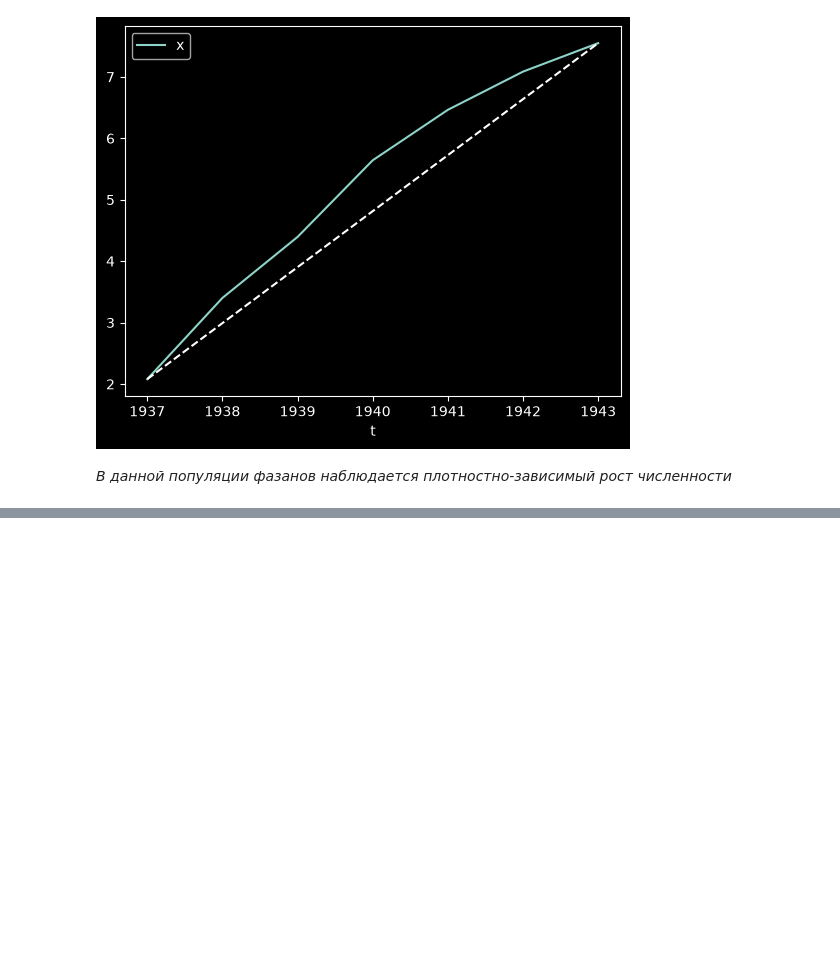
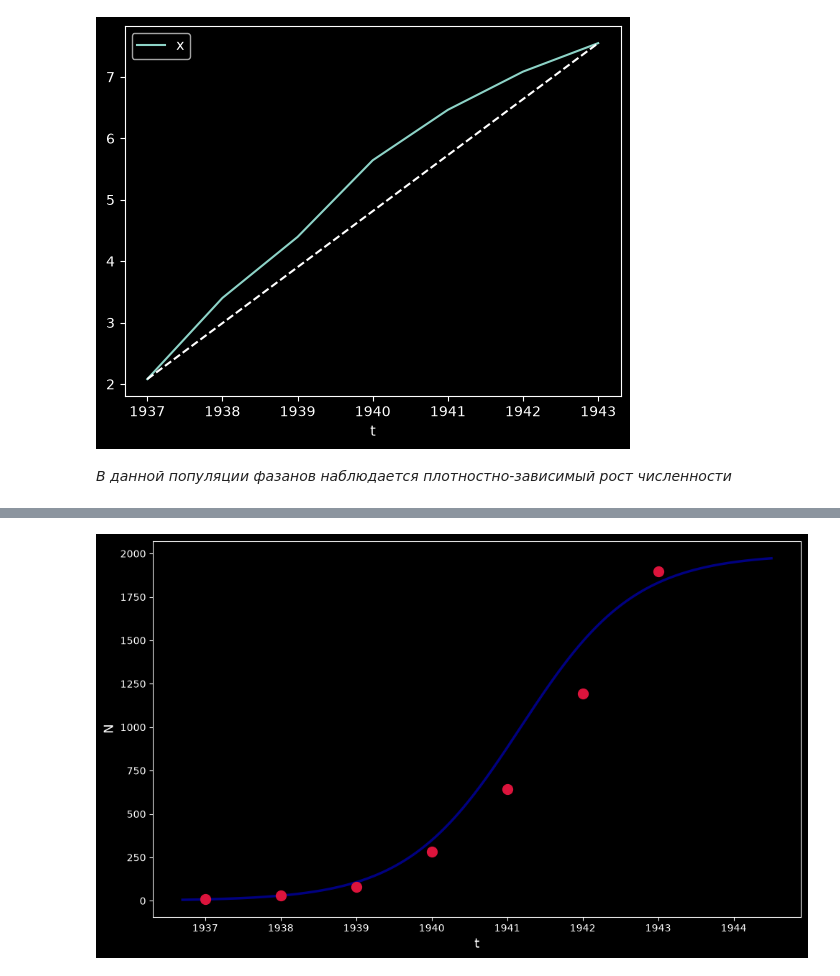
Before and after one commit to IAmSerepok/StudyProjects, a Jupyter notebook: Master/Course 1/Модели природных и технических процессов/lab2/main.ipynb, the cells around one changed output, grey strips where cells are left out. Saved outputs shown, nothing was run; the diff lists cells and outputs as text; code cells hidden in the pictures; blank space fills up the shorter version.

```diff
--- a/Master/Course 1/Модели природных и технических процессов/lab2/main.ipynb
+++ b/Master/Course 1/Модели природных и технических процессов/lab2/main.ipynb
@@ -28,0 +99,25 @@ plt.plot(list(log_df.index[::len(df)-1]), list(log_df.x[::len(df)-1]),
+# %%
+x0 = x[0]
+t0 = t[0]
+
+def logistic(t, r, K, x0, t0):
+    return K / (1 + (K/x0 - 1) * np.exp(-r * (t - t0)))
+
+t_smooth = np.linspace(t[0] - 0.3, t[-1] + 1.5, 500)
+x_smooth = logistic(t_smooth, slope_r, K_est, x0, t0)
+
+x_model = logistic(t, slope_r, K_est, x0, t0)
+
+plt.figure(figsize=(10, 6))
+
+plt.plot(t, x, 'o', color='crimson', ms=10, zorder=5)
+
+plt.plot(t_smooth, x_smooth, '-', color='navy', lw=2.5)
+
+plt.xlabel('t', fontsize=13)
+plt.ylabel('N', fontsize=13)
+
+plt.tight_layout()
+plt.show()
+# %% [output]
+[figure, added]
```
Also changed, not shown: parts of 4 cells of this notebook.
